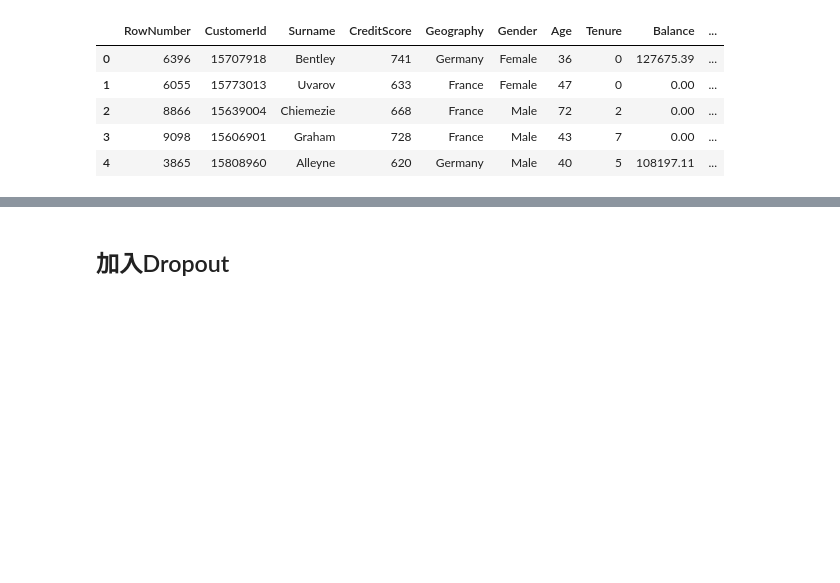
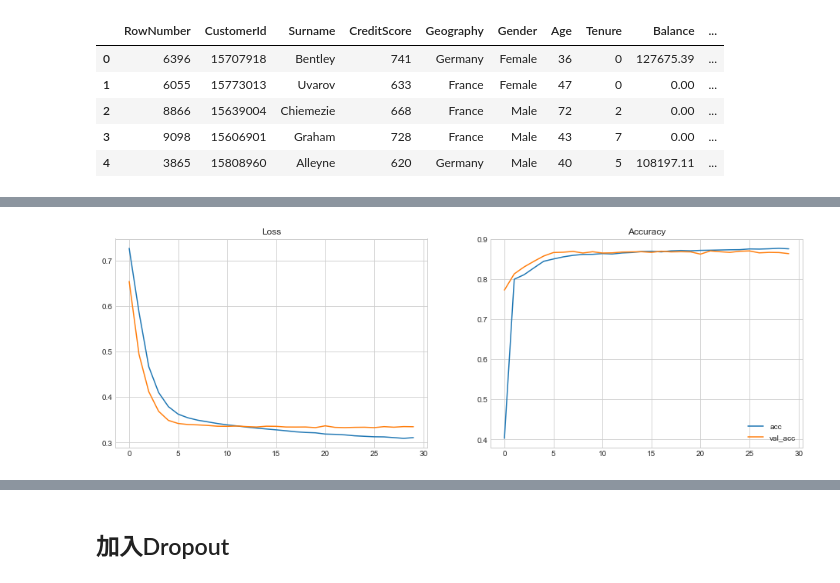
Before and after one commit to CloudMile/allianz_courses, a Jupyter notebook: insurance_use_case/finance_customer_churn.ipynb, the cells around one changed output, grey strips where cells are left out. Cells and saved outputs as stored; diff of their text form; code cells hidden in the pictures; blank space fills up the shorter version.

```diff
--- a/insurance_use_case/finance_customer_churn.ipynb
+++ b/insurance_use_case/finance_customer_churn.ipynb
@@ -173,5 +161,5 @@ raw.head()
 # %%
-def feature_engineer_sqare_sqrt(raw, is_train=True, sc=None):
+def feature_engineer_sqare_sqrt(raw, is_train=True, scaler=None):
     data = raw[['CreditScore', 'Geography',
        'Gender', 'Age', 'Tenure', 'Balance', 'NumOfProducts', 'HasCrCard',
        'IsActiveMember', 'EstimatedSalary', 'Exited']].copy()
@@ -183,17 +171,20 @@ def feature_engineer_sqare_sqrt(raw, is_train=True, sc=None):
     data_x, y = data.drop('Exited', 1), data.pop('Exited')
     columns = data_x.columns
     if is_train:
-        sc = StandardScaler()
-        data_x = pd.DataFrame(data=sc.fit_transform(data_x), columns=columns)
+        scaler = StandardScaler()
+        # scaler = MinMaxScaler()
+        data_x = pd.DataFrame(data=scaler.fit_transform(data_x), columns=columns)
     else:
-        data_x = pd.DataFrame(data=sc.transform(data_x), columns=columns)
+        data_x = pd.DataFrame(data=scaler.transform(data_x), columns=columns)
 
+    # 加入二次項
     for num_col in ('CreditScore', 'Age', 'Tenure', 'Balance', 'NumOfProducts', 'EstimatedSalary'):
         data_x[f'Square{num_col}'] = data_x[num_col] ** 2
-        data_x[f'Sqrt{num_col}'] = data_x[num_col] ** 2
+        # data_x[f'Sqrt{num_col}'] = np.sqrt(data_x[num_col])
+        data_x[f'Sqrt{num_col}'] = data_x[num_col].map(lambda e: np.sqrt(e) if e >= 0 else 0)
 
-    return data_x, y, sc
+    return data_x, y, scaler
     # return data
 
 tr_x, tr_y, sc = feature_engineer_sqare_sqrt(raw, is_train=True)
-vl_x, vl_y, _ = feature_engineer_sqare_sqrt(raw_vl, is_train=False, sc=sc)
+vl_x, vl_y, _ = feature_engineer_sqare_sqrt(raw_vl, is_train=False, scaler=scaler)
@@ -215,13 +201,15 @@ tr_x.shape, vl_x.shape
 K.clear_session()
 
 model = Sequential()
-model.add(Dense(units = 32, kernel_initializer = 'uniform', activation = 'relu', input_dim = 24))
-model.add(Dense(units = 16, kernel_initializer = 'uniform', activation = 'relu'))
-model.add(Dense(units = 8, kernel_initializer = 'uniform', activation = 'relu'))
-model.add(Dense(units = 1, kernel_initializer = 'uniform', activation = 'sigmoid'))
+model.add(Dense(units = 32, kernel_initializer='glorot_uniform', activation = 'relu', input_dim = 24))
+model.add(Dense(units = 16, kernel_initializer='glorot_uniform', activation = 'relu'))
+model.add(Dense(units = 8, kernel_initializer='glorot_uniform', activation = 'relu'))
+model.add(Dense(units = 1, kernel_initializer='glorot_uniform', activation = 'sigmoid'))
 model.summary()
-model.compile(optimizer = 'adam', loss = 'binary_crossentropy', metrics = ['accuracy'])
+adam = keras.optimizers.Adam(0.001)
+model.compile(optimizer = adam, loss = 'binary_crossentropy', metrics = ['accuracy'])
 hist = model.fit(tr_x, tr_y, validation_data=(vl_x, vl_y), batch_size=200, epochs=30)
+utils.plot_result(hist)
 # %% [output]
 _________________________________________________________________
 Layer (type)                 Output Shape              Param #
@@ -242,0 +231 @@ Epoch 30/30
+[figure, added]
```
Also changed, not shown: parts of 27 cells of this notebook, 3 other files.
